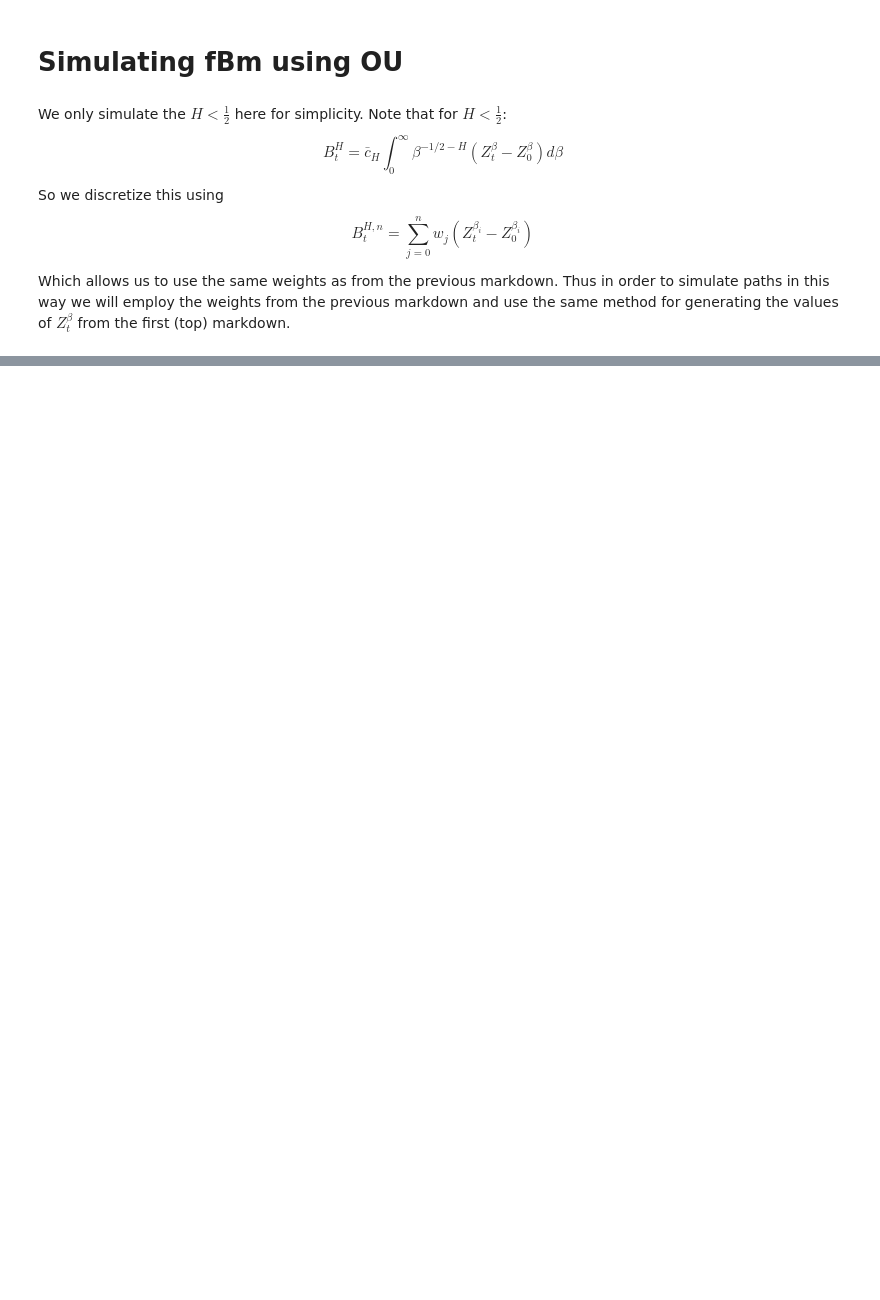
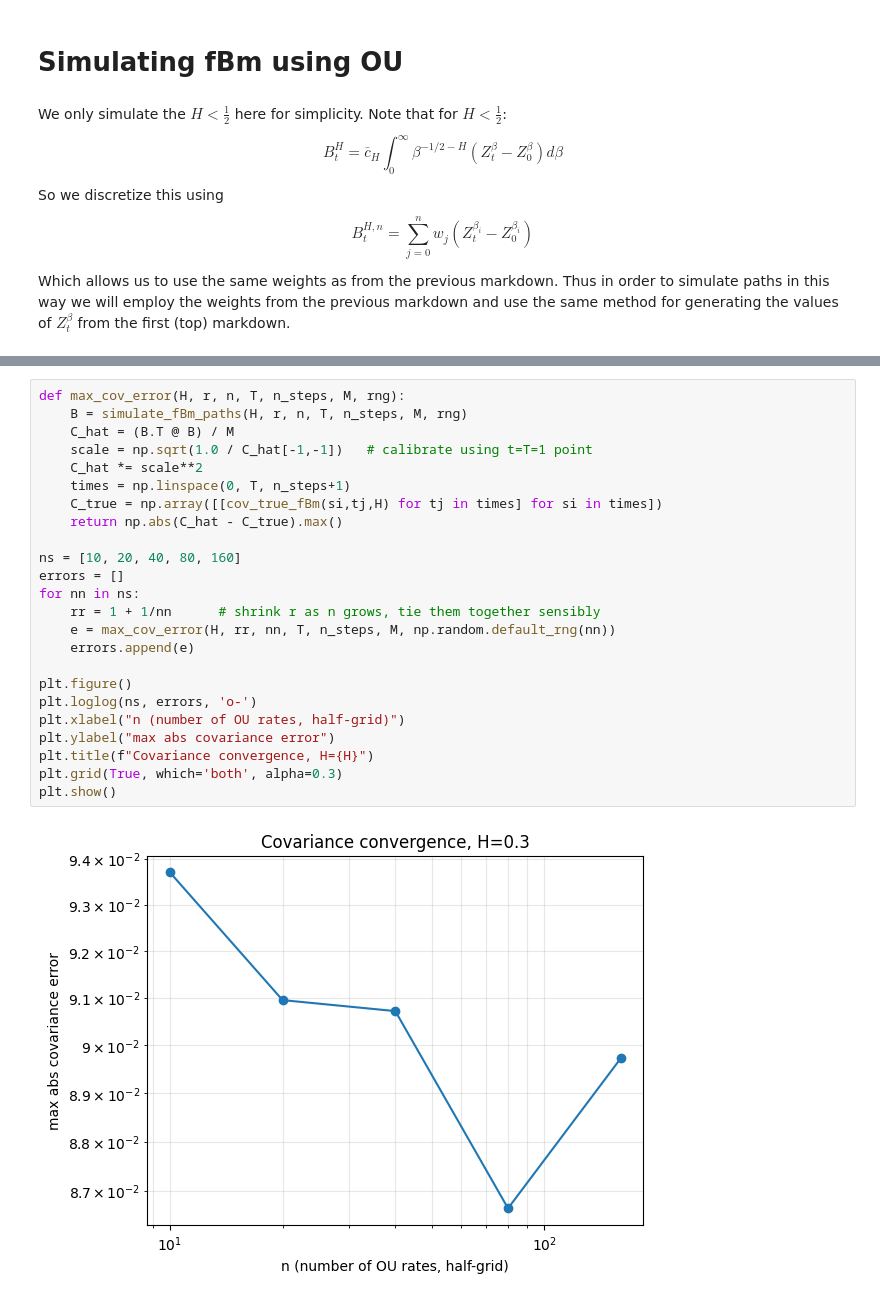
Before and after one commit to tom-rex/fBm_Carnegie_Implementation, a Jupyter notebook: OU_simulation.ipynb, the cells around one changed output, grey strips where cells are left out. Cells and saved outputs as stored; diff of their text form; blank space fills up the shorter version.

```diff
--- a/OU_simulation.ipynb
+++ b/OU_simulation.ipynb
@@ -212,0 +311,26 @@ plt.show()
+# %%
+def max_cov_error(H, r, n, T, n_steps, M, rng):
+    B = simulate_fBm_paths(H, r, n, T, n_steps, M, rng)
+    C_hat = (B.T @ B) / M
+    scale = np.sqrt(1.0 / C_hat[-1,-1])   # calibrate using t=T=1 point
+    C_hat *= scale**2
+    times = np.linspace(0, T, n_steps+1)
+    C_true = np.array([[cov_true_fBm(si,tj,H) for tj in times] for si in times])
+    return np.abs(C_hat - C_true).max()
+
+ns = [10, 20, 40, 80, 160]
+errors = []
+for nn in ns:
+    rr = 1 + 1/nn      # shrink r as n grows, tie them together sensibly
+    e = max_cov_error(H, rr, nn, T, n_steps, M, np.random.default_rng(nn))
+    errors.append(e)
+
+plt.figure()
+plt.loglog(ns, errors, 'o-')
+plt.xlabel("n (number of OU rates, half-grid)")
+plt.ylabel("max abs covariance error")
+plt.title(f"Covariance convergence, H={H}")
+plt.grid(True, which='both', alpha=0.3)
+plt.show()
+# %% [output]
+[figure, added]
```
Also changed, not shown: parts of 19 cells of this notebook, 18 other files.
